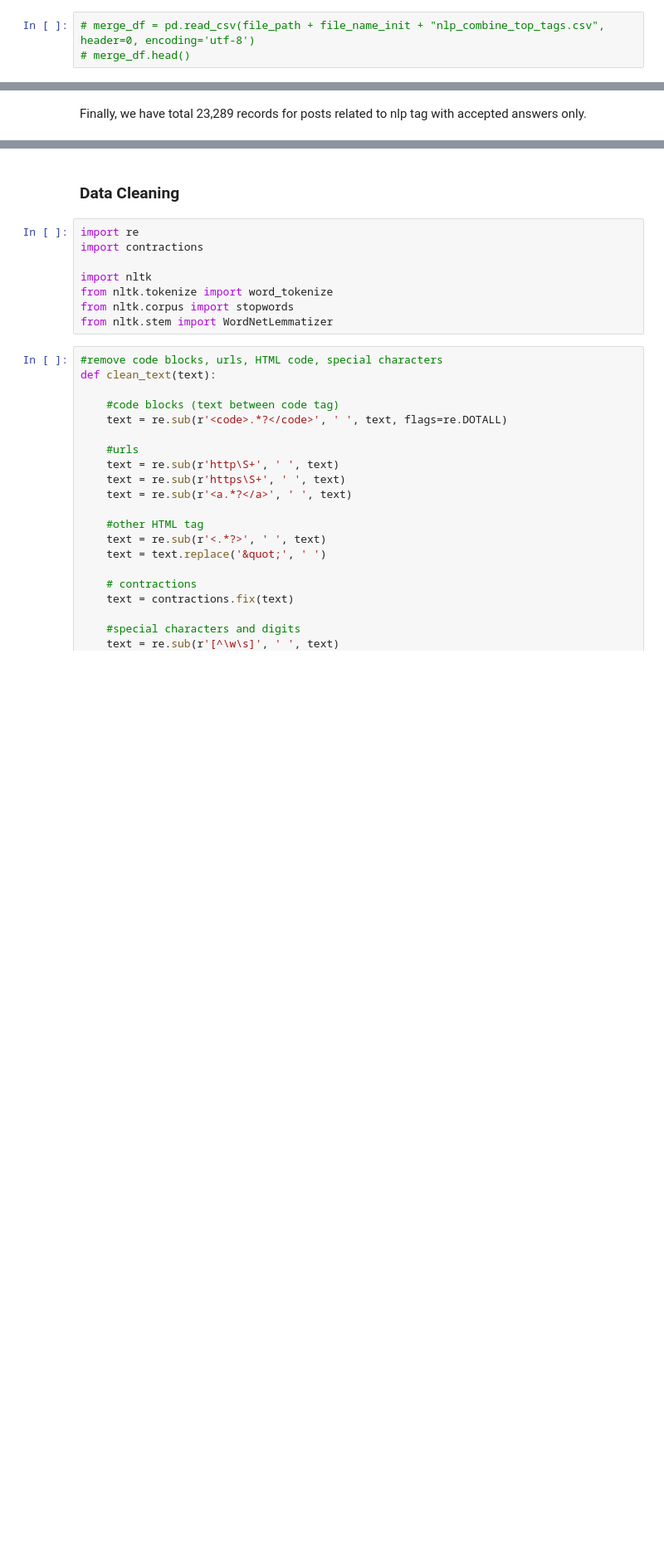
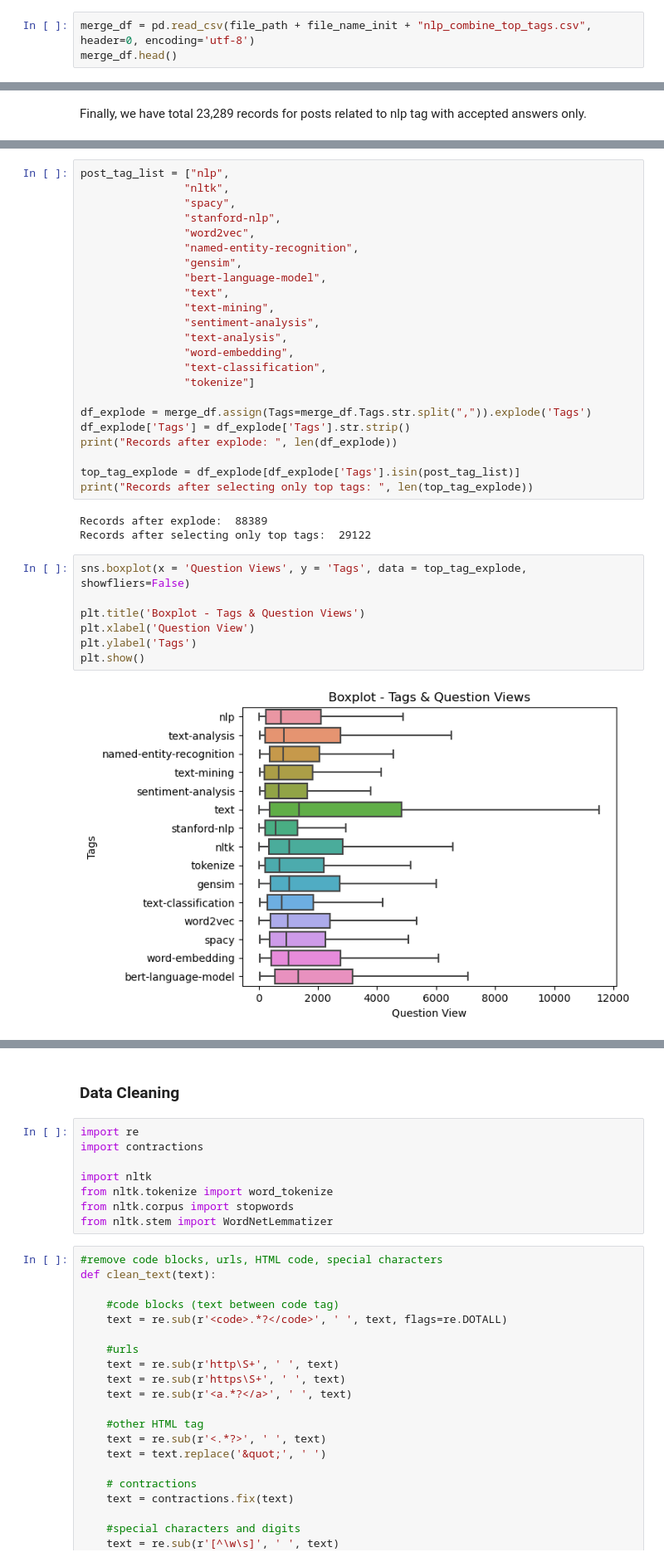
Before and after one commit to lalitphan-rainie/COMPSCI7417_NLP_Assignment2, a Jupyter notebook: data_collection_preprocessing_visualisation.ipynb, the cells around one changed output, grey strips where cells are left out. Shown at 83% size. Cells and saved outputs as stored; diff of their text form; blank space fills up the shorter version.

```diff
--- a/data_collection_preprocessing_visualisation.ipynb
+++ b/data_collection_preprocessing_visualisation.ipynb
@@ -231,5 +231,5 @@ Total records after remove duplicates: 23289
 save_file_name = file_path + file_name_init + "nlp_combine_top_tags.csv"
 merge_df.to_csv(save_file_name, encoding='utf-8', header=True, index=False)
 # %%
-# merge_df = pd.read_csv(file_path + file_name_init + "nlp_combine_top_tags.csv", header=0, encoding='utf-8')
-# merge_df.head()
+merge_df = pd.read_csv(file_path + file_name_init + "nlp_combine_top_tags.csv", header=0, encoding='utf-8')
+merge_df.head()
@@ -237,0 +247,35 @@ Finally, we have total 23,289 records for posts related to nlp tag with accepted
+# %%
+post_tag_list = ["nlp",
+                "nltk",
+                "spacy",
+                "stanford-nlp",
+                "word2vec",
+                "named-entity-recognition",
+                "gensim",
+                "bert-language-model",
+                "text",
+                "text-mining",
+                "sentiment-analysis",
+                "text-analysis",
+                "word-embedding",
+                "text-classification",
+                "tokenize"]
+
+df_explode = merge_df.assign(Tags=merge_df.Tags.str.split(",")).explode('Tags')
+df_explode['Tags'] = df_explode['Tags'].str.strip()
+print("Records after explode: ", len(df_explode))
+
+top_tag_explode = df_explode[df_explode['Tags'].isin(post_tag_list)]
+print("Records after selecting only top tags: ", len(top_tag_explode))
+# %% [output]
+Records after explode:  88389
+Records after selecting only top tags:  29122
+# %%
+sns.boxplot(x = 'Question Views', y = 'Tags', data = top_tag_explode, showfliers=False)
+
+plt.title('Boxplot - Tags & Question Views')
+plt.xlabel('Question View')
+plt.ylabel('Tags')
+plt.show()
+# %% [output]
+[figure, added]
```
Also changed, not shown: parts of 6 cells of this notebook, 1 other file.
